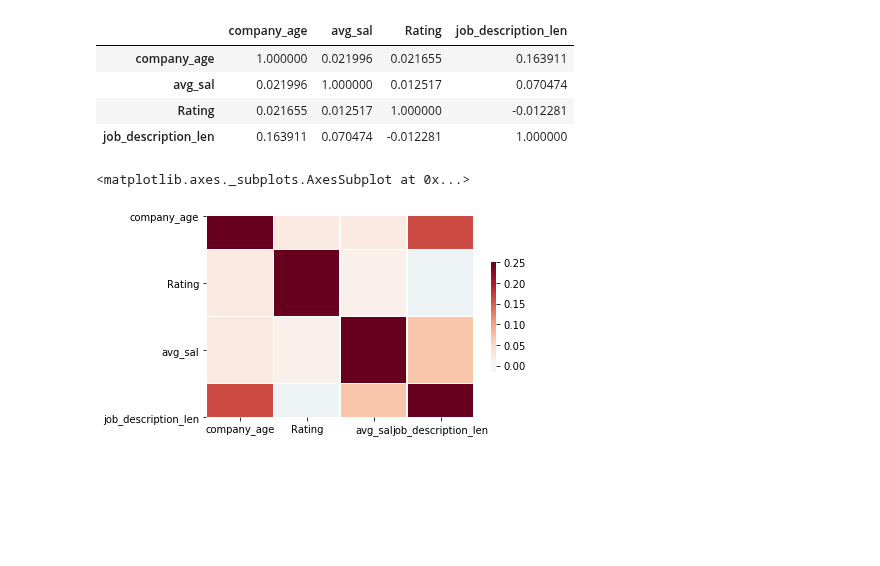
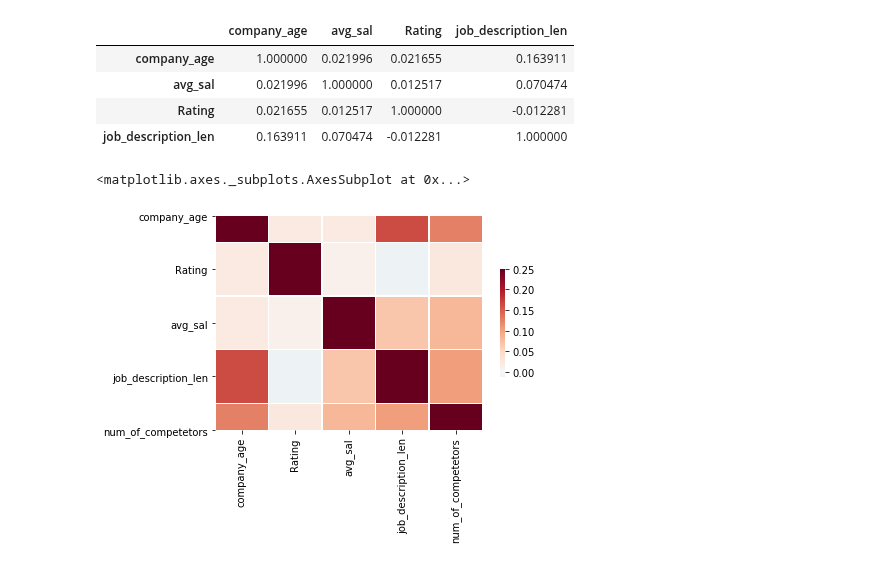
Before and after one commit to MrLuciferM/DataScience_Salary_proj, a Jupyter notebook: ExploratoryAnalysis.ipynb, the cells around one changed output. Drawn from its saved outputs; the diff is of its cells as text; code cells hidden in the pictures; blank space fills up the shorter version.

```diff
--- a/ExploratoryAnalysis.ipynb
+++ b/ExploratoryAnalysis.ipynb
@@ -115,8 +115,8 @@ df1[['company_age','avg_sal','Rating','job_description_len']].corr()
 | Rating | 0.021655 | 0.012517 | 1.000000 | -0.012281 |
 | job_description_len | 0.163911 | 0.070474 | -0.012281 | 1.000000 |
 # %%
-sns.heatmap(df1[['company_age','Rating','avg_sal','job_description_len']].corr(), vmax=.25, center=0,
+sns.heatmap(df1[['company_age','Rating','avg_sal','job_description_len','num_of_competetors']].corr(), vmax=.25, center=0,
             square=True, cmap = 'RdBu_r',linewidths=.5, cbar_kws={"shrink": .5})
 # %% [output]
 <matplotlib.axes._subplots.AxesSubplot at 0x...>
-[figure, old version]
+[figure, new version]
```
Also changed, not shown: parts of 19 cells of this notebook.
